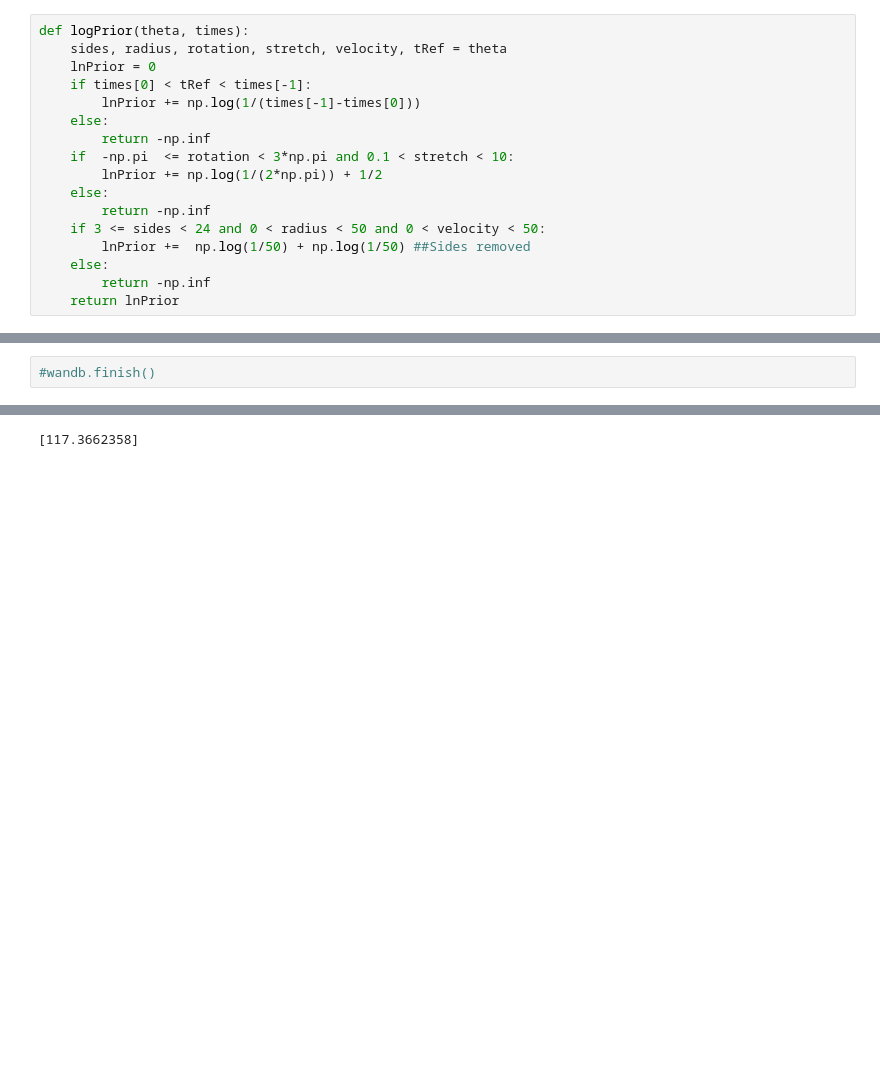
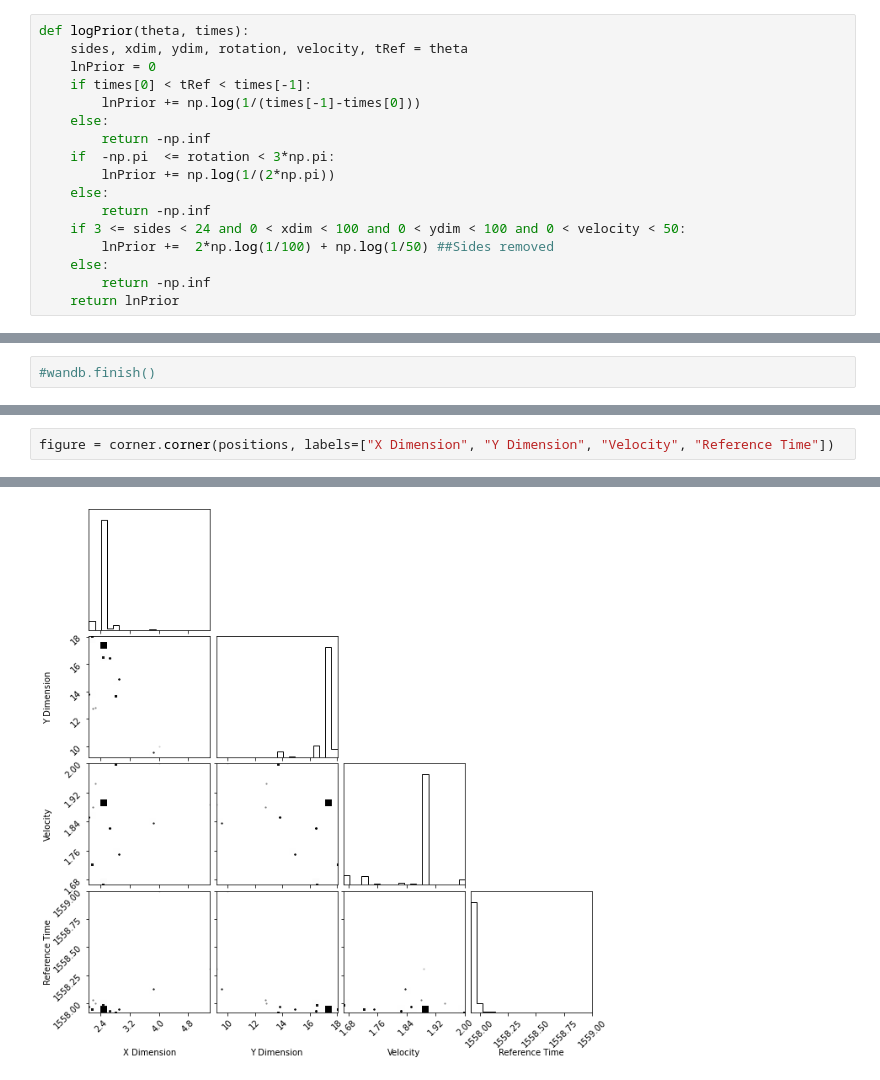
Before and after one commit to joshua-bromley/tessSignalInjection, a Jupyter notebook: mcmc/simpleSampler.ipynb, the cells around one changed output, grey strips where cells are left out. Drawn from its saved outputs; the diff is of its cells as text; blank space fills up the shorter version.

```diff
--- a/mcmc/simpleSampler.ipynb
+++ b/mcmc/simpleSampler.ipynb
@@ -108,18 +106,18 @@ def logLikelihood(theta, times, flux, fluxErr):
     return lnl
 # %%
 def logPrior(theta, times):
-    sides, radius, rotation, stretch, velocity, tRef = theta
+    sides, xdim, ydim, rotation, velocity, tRef = theta
     lnPrior = 0
     if times[0] < tRef < times[-1]:
         lnPrior += np.log(1/(times[-1]-times[0]))
     else:
         return -np.inf
-    if  -np.pi  <= rotation < 3*np.pi and 0.1 < stretch < 10:
-        lnPrior += np.log(1/(2*np.pi)) + 1/2
+    if  -np.pi  <= rotation < 3*np.pi:
+        lnPrior += np.log(1/(2*np.pi))
     else:
         return -np.inf
-    if 3 <= sides < 24 and 0 < radius < 50 and 0 < velocity < 50:
-        lnPrior +=  np.log(1/50) + np.log(1/50) ##Sides removed
+    if 3 <= sides < 24 and 0 < xdim < 100 and 0 < ydim < 100 and 0 < velocity < 50:
+        lnPrior +=  2*np.log(1/100) + np.log(1/50) ##Sides removed
     else:
         return -np.inf
     return lnPrior
@@ -305,2 +307,3 @@ tau: [116.63886861]
 # %%
+figure = corner.corner(positions, labels=["X Dimension", "Y Dimension", "Velocity", "Reference Time"])
 # %% [output]
@@ -310 +316 @@ tau: [117.3662358]
-[117.3662358]
+[figure, added]
```
Also changed, not shown: parts of 13 cells of this notebook, 1 other file.
